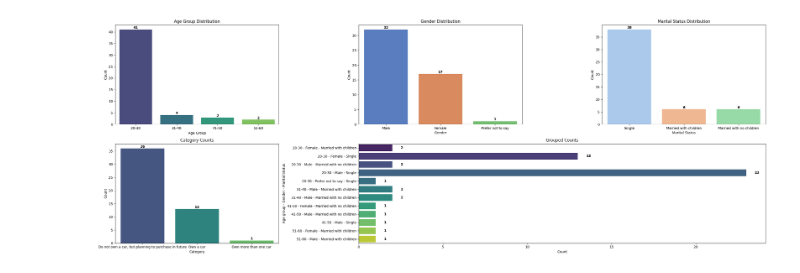
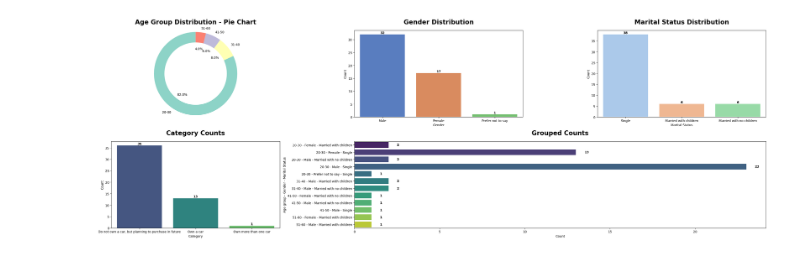
Before and after one commit to Rzi98/MA4829-AY23-24-S2, a Jupyter notebook: src/data_analysis.ipynb, the cells around one changed output. Drawn from its saved outputs; the diff is of its cells as text; code cells hidden in the pictures.

```diff
--- a/src/data_analysis.ipynb
+++ b/src/data_analysis.ipynb
@@ -13,0 +16,14 @@ df.head()
+# %%
+import pandas as pd
+import matplotlib.pyplot as plt
+
+
+df = pd.read_csv('../data/cleaned_data.csv')
+
+age_group_counts = df['Age group'].value_counts()
+
+# Plotting a pie chart
+plt.figure(figsize=(8, 8))
+plt.pie(age_group_counts, labels=age_group_counts.index, autopct='%1.1f%%', startangle=90, colors=plt.cm.Set3.colors)
+plt.title('Distribution of Age Groups')
+plt.show()
@@ -26,7 +44,7 @@ gender_counts = df['Gender'].value_counts()
 marital_status_counts = df['Marital status'].value_counts()
 category_counts = df['Category'].value_counts()
 
-fig = plt.figure(figsize=(28, 10))
+fig = plt.figure(figsize=(30, 10))
 
 gs = gridspec.GridSpec(2, 3)  # nrows, ncols
 
@@ -37,49 +55,46 @@ ax4 = plt.subplot(gs[1, 0])  # The first subplot in the second row
 ax5 = plt.subplot(gs[1, 1:])  # The last subplot spans across all columns in the second row
 
 # Age Group Distribution
-sns.barplot(x=age_group_counts.index, y=age_group_counts, palette='viridis', ax=ax1)
-ax1.set_title('Age Group Distribution')
-ax1.set_xlabel('Age Group')
-ax1.set_ylabel('Count')
-for i, count in enumerate(age_group_counts):
-    ax1.text(i, count + 0.05, str(count), ha='center', va='bottom', fontsize=10, fontweight='bold')
+colors = plt.cm.Set3.colors
+ax1.pie(age_group_counts, labels=age_group_counts.index, autopct='%1.1f%%', startangle=90, colors=colors, wedgeprops=dict(width=0.3), radius=1.2)
+ax1.set_title('Age Group Distribution - Pie Chart', loc='center', pad=20, fontsize=20, fontweight='bold')
 
 # Gender Distribution
 sns.barplot(x=gender_counts.index, y=gender_counts, palette='muted', ax=ax2)
-ax2.set_title('Gender Distribution')
+ax2.set_title('Gender Distribution', loc='center', pad=20, fontsize=20, fontweight='bold')
 ax2.set_xlabel('Gender')
 ax2.set_ylabel('Count')
 for i, count in enumerate(gender_counts):
     ax2.text(i, count + 0.05, str(count), ha='center', va='bottom', fontsize=10, fontweight='bold')
 
 # Marital Status Distribution
 sns.barplot(x=marital_status_counts.index, y=marital_status_counts, palette='pastel', ax=ax3)
-ax3.set_title('Marital Status Distribution')
+ax3.set_title('Marital Status Distribution', loc='center', pad=20, fontsize=20, fontweight='bold')
 ax3.set_xlabel('Marital Status')
 ax3.set_ylabel('Count')
 for i, count in enumerate(marital_status_counts):
     ax3.text(i, count + 0.05, str(count), ha='center', va='bottom', fontsize=10, fontweight='bold')
 
 
 # Category Counts
 sns.barplot(x=category_counts.index, y=category_counts, palette='viridis', ax=ax4)
-ax4.set_title('Category Counts')
+ax4.set_title('Category Counts', loc='center', pad=20, fontsize=20, fontweight='bold')
 ax4.set_xlabel('Category')
 ax4.set_ylabel('Count')
 for i, count in enumerate(category_counts):
     ax4.text(i, count + 0.05, str(count), ha='center', va='bottom', fontsize=10, fontweight='bold')
 
 # Grouped Counts
 grouped_counts = df.groupby(['Age group', 'Gender', 'Marital status']).size().reset_index(name='Count')
 sns.barplot(x='Count', y=grouped_counts['Age group'] + ' - ' + grouped_counts['Gender'] + ' - ' + grouped_counts['Marital status'],
             data=grouped_counts, palette='viridis', ax=ax5)
-ax5.set_title('Grouped Counts')
+ax5.set_title('Grouped Counts', loc='center', pad=20, fontsize=20, fontweight='bold')
 ax5.set_xlabel('Count')
 ax5.set_ylabel('Age group - Gender - Marital Status')
 for index, row in grouped_counts.iterrows():
     ax5.text(row['Count']+0.5, index, row['Count'], color='black', ha="left", va='center', fontsize=10, fontweight='bold')
 
 plt.tight_layout()
 plt.show()
 # %% [output]
-[figure, old version]
+[figure, new version]
```
Also changed, not shown: parts of 5 cells of this notebook, 7 other files.
